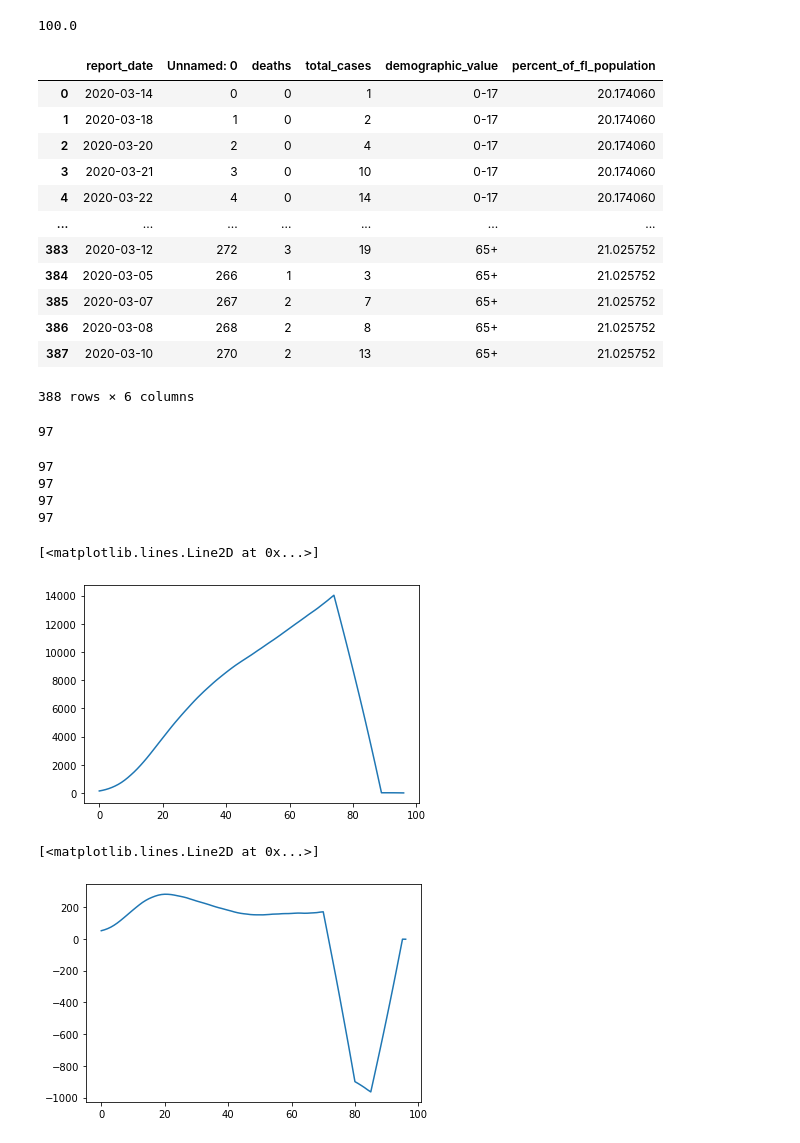
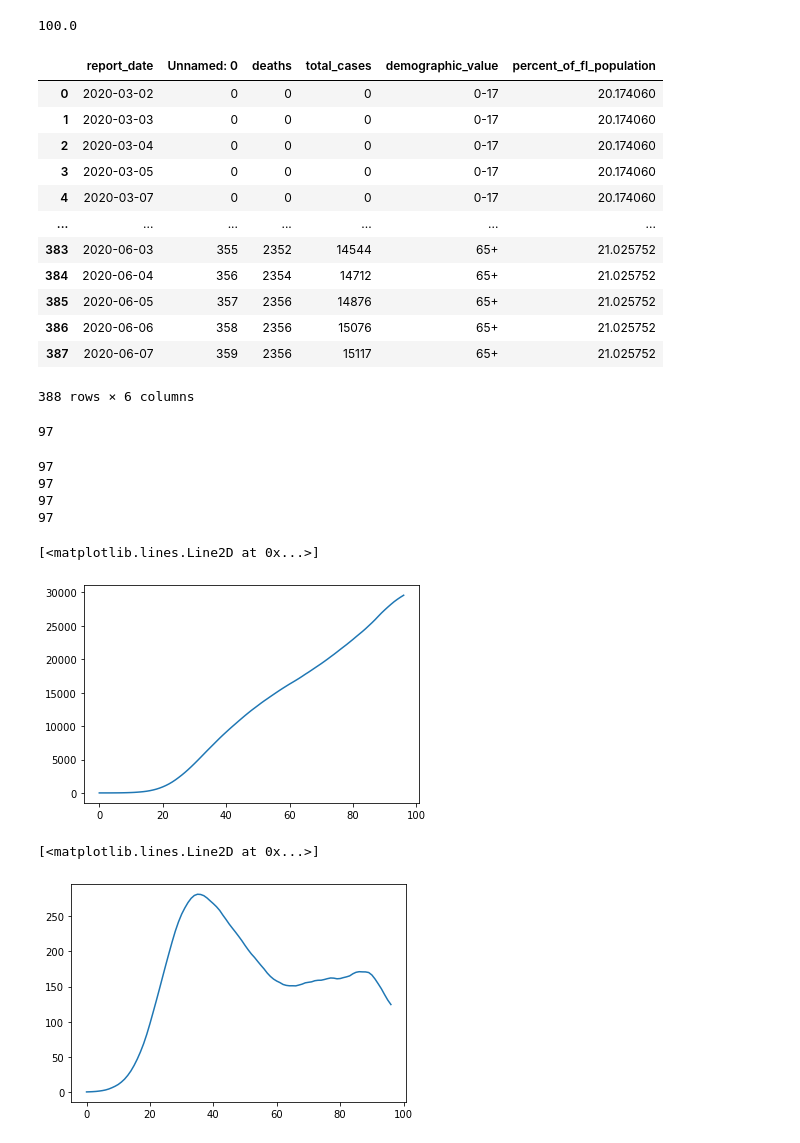
Before and after one commit to sj-ucsd/ECE227_SEIR, a Jupyter notebook: Merged_Florida.ipynb, the cells around one changed output. Cells and saved outputs as stored; diff of their text form; code cells hidden in the pictures.

```diff
--- a/Merged_Florida.ipynb
+++ b/Merged_Florida.ipynb
@@ -10,25 +10,29 @@ import matplotlib.pyplot as plt
 epsilon = 1/5 # Rate of progression from exposed to infectious (the reciprocal is the incubation period)
 gamma = 1/14 # Recovery rate of infectious individuals (the reciprocal is the infectious period)
 # %%
-df = pd.read_csv('/Users/sagarjogadhenu/Downloads/florida_processed.csv')
+df = pd.read_csv('florida_processed.csv')
 df['report_date'] = pd.to_datetime(df['report_date'])
 idx = df['report_date'].unique()
 # %%
 df_initial = df.set_index('report_date')
 df17 = df_initial[df_initial['demographic_value'] == '0-17']
 df17 = df17.reindex(idx,fill_value=0)
+df17 = df17.sort_index()
 df17['demographic_value'] = '0-17'
 df17['percent_of_fl_population'] = 4284298*100/21236667
 df49 = df_initial[df_initial['demographic_value'] == '18-49']
 df49 = df49.reindex(idx,fill_value=0)
+df49 = df49.sort_index()
 df49['demographic_value'] = '18-49'
 df49['percent_of_fl_population'] = 8270450*100/21236667
 df64 = df_initial[df_initial['demographic_value'] == '50-64']
 df64 = df64.reindex(idx,fill_value=0)
+df64 = df64.sort_index()
 df64['demographic_value'] = '50-64'
 df64['percent_of_fl_population'] = 4216750*100/21236667
 df65 = df_initial[df_initial['demographic_value'] == '65+']
 df65 = df65.reindex(idx,fill_value=0)
+df65 = df65.sort_index()
 df65['demographic_value'] = '65+'
 df65['percent_of_fl_population'] = 4465169*100/21236667
 df_final = pd.concat([df17,df49,df64,df65])
@@ -42,17 +46,17 @@ age_df = df_final[df_final.demographic_value.isin(['0-17', '18-49', '50-64', '65
 age_df
 # %% [output]
 |  | report_date | Unnamed: 0 | deaths | total_cases | demographic_value | percent_of_fl_population |
-| 0 | 2020-03-14 | 0 | 0 | 1 | 0-17 | 20.174060 |
-| 1 | 2020-03-18 | 1 | 0 | 2 | 0-17 | 20.174060 |
-| 2 | 2020-03-20 | 2 | 0 | 4 | 0-17 | 20.174060 |
-| 3 | 2020-03-21 | 3 | 0 | 10 | 0-17 | 20.174060 |
-| 4 | 2020-03-22 | 4 | 0 | 14 | 0-17 | 20.174060 |
+| 0 | 2020-03-02 | 0 | 0 | 0 | 0-17 | 20.174060 |
+| 1 | 2020-03-03 | 0 | 0 | 0 | 0-17 | 20.174060 |
+| 2 | 2020-03-04 | 0 | 0 | 0 | 0-17 | 20.174060 |
+| 3 | 2020-03-05 | 0 | 0 | 0 | 0-17 | 20.174060 |
+| 4 | 2020-03-07 | 0 | 0 | 0 | 0-17 | 20.174060 |
 | ... | ... | ... | ... | ... | ... | ... |
-| 383 | 2020-03-12 | 272 | 3 | 19 | 65+ | 21.025752 |
-| 384 | 2020-03-05 | 266 | 1 | 3 | 65+ | 21.025752 |
-| 385 | 2020-03-07 | 267 | 2 | 7 | 65+ | 21.025752 |
-| 386 | 2020-03-08 | 268 | 2 | 8 | 65+ | 21.025752 |
-| 387 | 2020-03-10 | 270 | 2 | 13 | 65+ | 21.025752 |
+| 383 | 2020-06-03 | 355 | 2352 | 14544 | 65+ | 21.025752 |
+| 384 | 2020-06-04 | 356 | 2354 | 14712 | 65+ | 21.025752 |
+| 385 | 2020-06-05 | 357 | 2356 | 14876 | 65+ | 21.025752 |
+| 386 | 2020-06-06 | 358 | 2356 | 15076 | 65+ | 21.025752 |
+| 387 | 2020-06-07 | 359 | 2356 | 15117 | 65+ | 21.025752 |
 388 rows × 6 columns
 # %%
 #California population obtained from google
@@ -64,29 +68,28 @@ Days
 # %%
 #obtain Infected data
 ages = ['0-17', '18-49', '50-64', '65+']
 Inf = dict()
 for i in ages:
     age_group = age_df[age_df['demographic_value'] == i]
-    #age_group = age_group.reindex(idx,fill_value=0)
     print(len(age_group))
     Ii = []
     for k in range(0, 30):
         Ii.append(age_group['total_cases'].iloc[0])       #pad the front of signal
     for k in range(0, Days):
         Ii.append(age_group['total_cases'].iloc[k])
     for k in range(0, 30):
         Ii.append(age_group['total_cases'].iloc[Days-1])  #pad the end of signal
     Ii = np.convolve(Ii, np.ones(15)/15, mode='same') #moving average filter 20 length
     Inf[i] = Ii[30:Days+30] #remove padding
 
-plt.plot(range(Days),Inf['50-64'])
+plt.plot(range(Days),Inf['18-49'])
 # %% [output]
 97
 97
 97
 97
 [<matplotlib.lines.Line2D at 0x...>]
-[figure, old version]
+[figure, new version]
 # %%
 #Derive daily new infection
 newinf = dict()
@@ -105,7 +108,7 @@ for i in ages:
 plt.plot(range(Days),newinf['50-64'])
 # %% [output]
 [<matplotlib.lines.Line2D at 0x...>]
-[figure, old version]
+[figure, new version]
 # %%
 #Derive exposed E[n]
 incubation_days = 5
```
Also changed, not shown: parts of 13 cells of this notebook.
